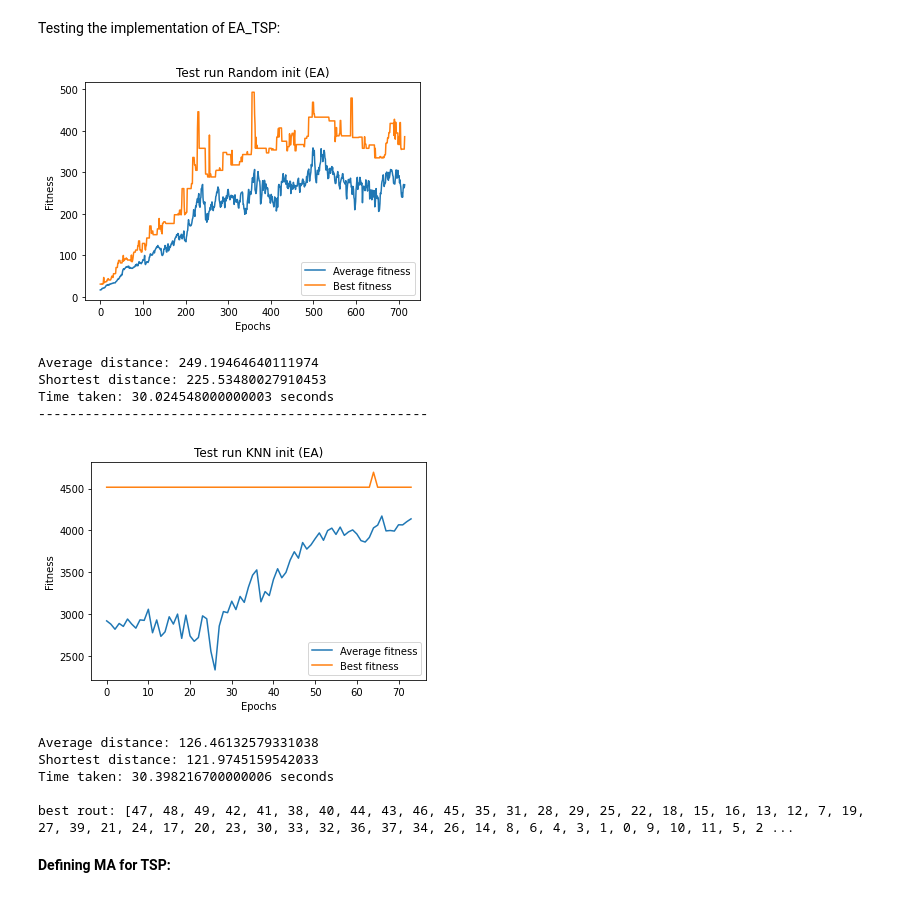
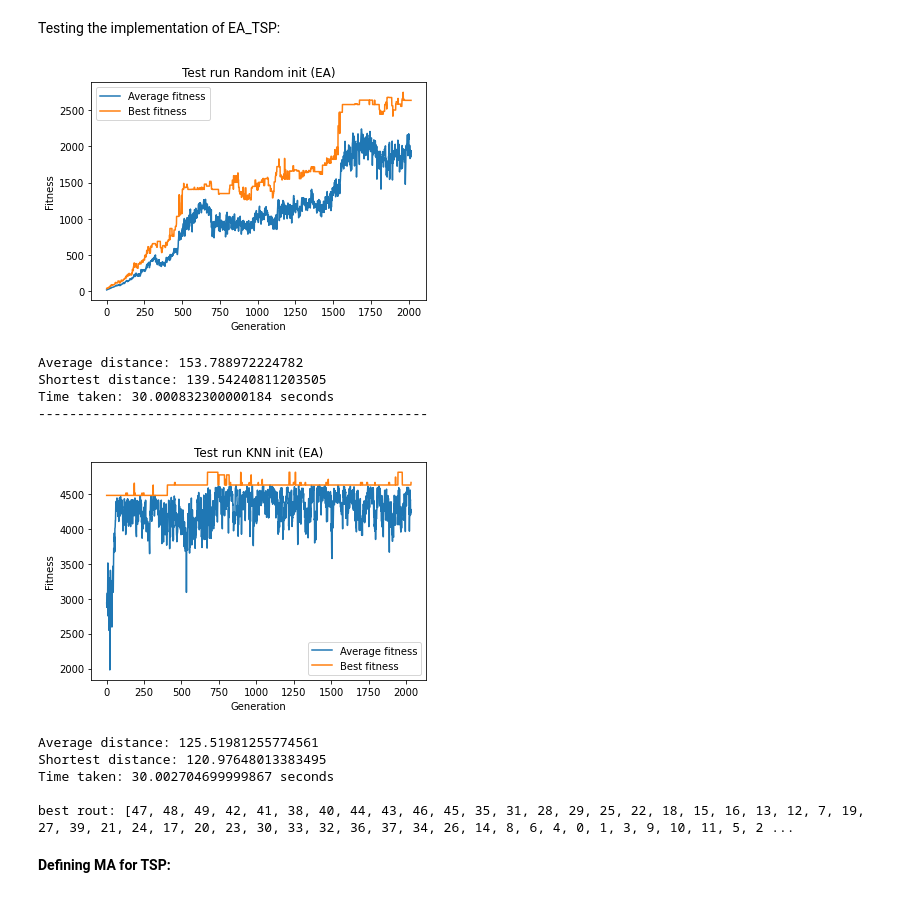
Before and after one commit to lkruger27/NaturalComputing, a Jupyter notebook: A1Q6v4.ipynb, the cells around one changed output. Saved outputs shown, nothing was run; the diff lists cells and outputs as text; code cells hidden in the pictures.

```diff
--- a/A1Q6v4.ipynb
+++ b/A1Q6v4.ipynb
@@ -378,10 +378,7 @@ print(mutation_on_perms(list3, 2, 5))
 class EA_TSP(ABC_EA):
 
     def __tot_distance(self, perm):
-        tot_sum = 0
-        for idx in range(len(perm) - 1):
-            tot_sum += np.linalg.norm(self._d_data[perm[idx + 1]] - self._d_data[perm[idx]])
-        return tot_sum
+        return np.sum(np.linalg.norm(self._d_data[perm[1:]] - self._d_data[perm[:-1]], axis = 1))
 
 
     @staticmethod
@@ -451,28 +448,28 @@ class EA_TSP(ABC_EA):
 # %% [markdown]
 Testing the implementation of EA_TSP:
 # %%
-ev_alg = EA_TSP(txt_data, 100,  mut_prob = 0.01, cross_prob = 0.2)
-ev_alg.optimize(1000, title = 'Test run Random init (EA)', plot = True, time = True, time_limit = 30)
+ev_alg = EA_TSP(txt_data, 200,  mut_prob = 0.01, cross_prob = 0.2)
+ev_alg.optimize(10000, title = 'Test run Random init (EA)', plot = True, time = True, time_limit = 30)
 
 print('--------------------------------------------------')
 
-ev_alg1 = EA_TSP(txt_data, 1000, KNN_init, mut_prob = 0.01, cross_prob = 0.2)
-arr_avg, arr_max, best, _ = ev_alg1.optimize(200, title = 'Test run KNN init (EA)', \
+ev_alg1 = EA_TSP(txt_data, 200, KNN_init, mut_prob = 0.01, cross_prob = 0.2)
+arr_avg, arr_max, best, _ = ev_alg1.optimize(10000, title = 'Test run KNN init (EA)', \
                                              plot = True, ret = True, time = True, time_limit = 30)
 
 print('\nbest rout:', best)
 # %% [output]
-[figure, old version]
+[figure, new version]
-Average distance: 249.19464640111974
-Shortest distance: 225.53480027910453
-Time taken: 30.024548000000003 seconds
+Average distance: 153.788972224782
+Shortest distance: 139.54240811203505
+Time taken: 30.000832300000184 seconds
 --------------------------------------------------
-[figure, old version]
+[figure, new version]
-Average distance: 126.46132579331038
-Shortest distance: 121.9745159542033
-Time taken: 30.398216700000006 seconds
+Average distance: 125.51981255774561
+Shortest distance: 120.97648013383495
+Time taken: 30.002704699999867 seconds
 
-best rout: [47, 48, 49, 42, 41, 38, 40, 44, 43, 46, 45, 35, 31, 28, 29, 25, 22, 18, 15, 16, 13, 12, 7, 19, 27, 39, 21, 24, 17, 20, 23, 30, 33, 32, 36, 37, 34, 26, 14, 8, 6, 4, 3, 1, 0, 9, 10, 11, 5, 2 ...
+best rout: [47, 48, 49, 42, 41, 38, 40, 44, 43, 46, 45, 35, 31, 28, 29, 25, 22, 18, 15, 16, 13, 12, 7, 19, 27, 39, 21, 24, 17, 20, 23, 30, 33, 32, 36, 37, 34, 26, 14, 8, 6, 4, 0, 1, 3, 9, 10, 11, 5, 2 ...
 # %% [markdown]
 **Defining MA for TSP:**
 # %%
```
Also changed, not shown: parts of 7 cells of this notebook.
